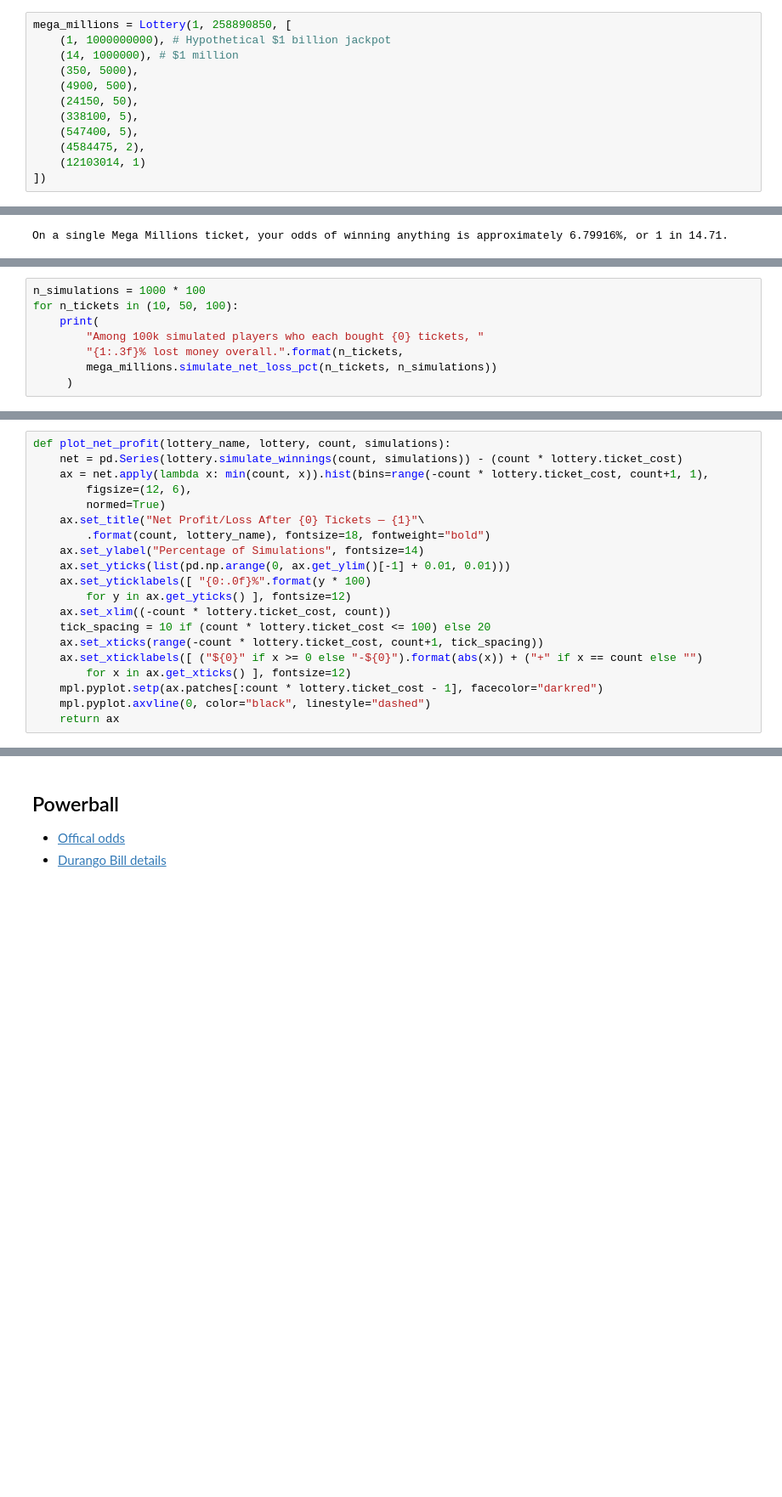
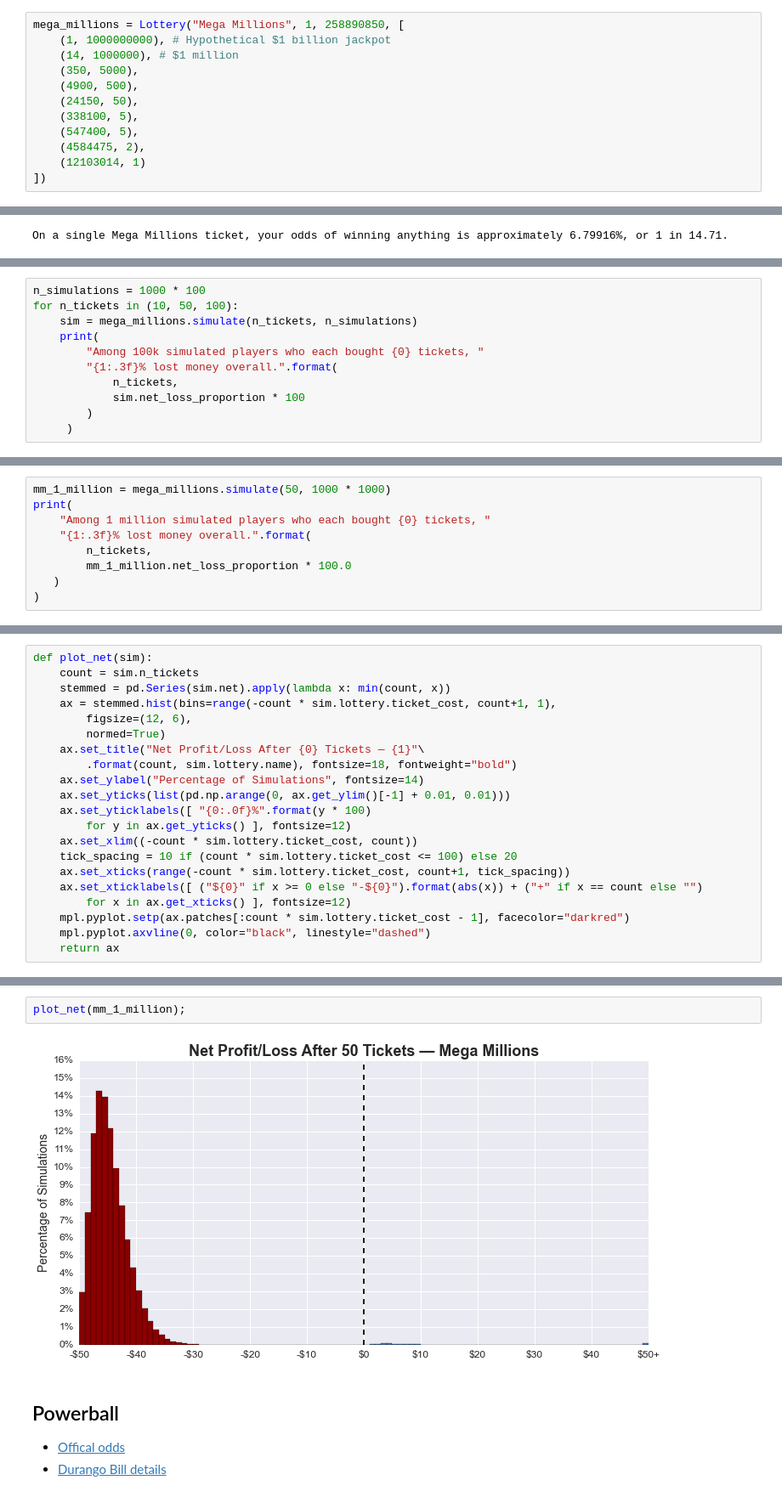
Before and after one commit to BuzzFeedNews/2015-11-lottery-simulations, a Jupyter notebook: notebooks/lottery-odds-simulation.ipynb, the cells around one changed output, grey strips where cells are left out. Shown at 85% size. Cells and saved outputs as stored; diff of their text form; blank space fills up the shorter version.

Commit message:
Refactor, and add 1-mil. simulations

```diff
--- a/notebooks/lottery-odds-simulation.ipynb
+++ b/notebooks/lottery-odds-simulation.ipynb
@@ -59,7 +77,7 @@ class Lottery(object):
 - [Offical odds](http://nylottery.ny.gov/wps/portal/Home/Lottery/Home/Jackpot+Games/MEGA+MILLIONS/MegaMillions+-+Chances+of+Winning)
 - [Durango Bill details](http://www.durangobill.com/MegaMillionsOdds.html)
 # %%
-mega_millions = Lottery(1, 258890850, [
+mega_millions = Lottery("Mega Millions", 1, 258890850, [
     (1, 1000000000), # Hypothetical $1 billion jackpot
     (14, 1000000), # $1 million
     (350, 5000),
@@ -85,9 +103,12 @@ On a single Mega Millions ticket, your odds of winning anything is approximately
 # %%
 n_simulations = 1000 * 100
 for n_tickets in (10, 50, 100):
+    sim = mega_millions.simulate(n_tickets, n_simulations)
     print(
         "Among 100k simulated players who each bought {0} tickets, "
-        "{1:.3f}% lost money overall.".format(n_tickets,
-        mega_millions.simulate_net_loss_pct(n_tickets, n_simulations))
+        "{1:.3f}% lost money overall.".format(
+            n_tickets,
+            sim.net_loss_proportion * 100
+        )
      )
 # %% [output]
@@ -96,0 +120,9 @@ Among 100k simulated players who each bought 100 tickets, 99.793% lost money ove
+# %%
+mm_1_million = mega_millions.simulate(50, 1000 * 1000)
+print(
+    "Among 1 million simulated players who each bought {0} tickets, "
+    "{1:.3f}% lost money overall.".format(
+        n_tickets,
+        mm_1_million.net_loss_proportion * 100.0
+   )
+)
@@ -101,20 +135,21 @@ The code below simulates the net profit/loss of 100,000 players who each buy one
 # %%
-def plot_net_profit(lottery_name, lottery, count, simulations):
-    net = pd.Series(lottery.simulate_winnings(count, simulations)) - (count * lottery.ticket_cost)
-    ax = net.apply(lambda x: min(count, x)).hist(bins=range(-count * lottery.ticket_cost, count+1, 1),
+def plot_net(sim):
+    count = sim.n_tickets
+    stemmed = pd.Series(sim.net).apply(lambda x: min(count, x))
+    ax = stemmed.hist(bins=range(-count * sim.lottery.ticket_cost, count+1, 1),
         figsize=(12, 6),
         normed=True)
     ax.set_title("Net Profit/Loss After {0} Tickets — {1}"\
-        .format(count, lottery_name), fontsize=18, fontweight="bold")
+        .format(count, sim.lottery.name), fontsize=18, fontweight="bold")
     ax.set_ylabel("Percentage of Simulations", fontsize=14)
     ax.set_yticks(list(pd.np.arange(0, ax.get_ylim()[-1] + 0.01, 0.01)))
     ax.set_yticklabels([ "{0:.0f}%".format(y * 100)
         for y in ax.get_yticks() ], fontsize=12)
-    ax.set_xlim((-count * lottery.ticket_cost, count))
-    tick_spacing = 10 if (count * lottery.ticket_cost <= 100) else 20
-    ax.set_xticks(range(-count * lottery.ticket_cost, count+1, tick_spacing))
+    ax.set_xlim((-count * sim.lottery.ticket_cost, count))
+    tick_spacing = 10 if (count * sim.lottery.ticket_cost <= 100) else 20
+    ax.set_xticks(range(-count * sim.lottery.ticket_cost, count+1, tick_spacing))
     ax.set_xticklabels([ ("${0}" if x >= 0 else "-${0}").format(abs(x)) + ("+" if x == count else "")
         for x in ax.get_xticks() ], fontsize=12)
-    mpl.pyplot.setp(ax.patches[:count * lottery.ticket_cost - 1], facecolor="darkred")
+    mpl.pyplot.setp(ax.patches[:count * sim.lottery.ticket_cost - 1], facecolor="darkred")
     mpl.pyplot.axvline(0, color="black", linestyle="dashed")
     return ax
@@ -129,3 +156,7 @@ plot_net_profit("Mega Millions", mega_millions, 100, 100000);
+# %%
+plot_net(mm_1_million);
+# %% [output]
+[figure, added]
 # %% [markdown]
 ## Powerball
 
```
Also changed, not shown: parts of 18 cells of this notebook.
